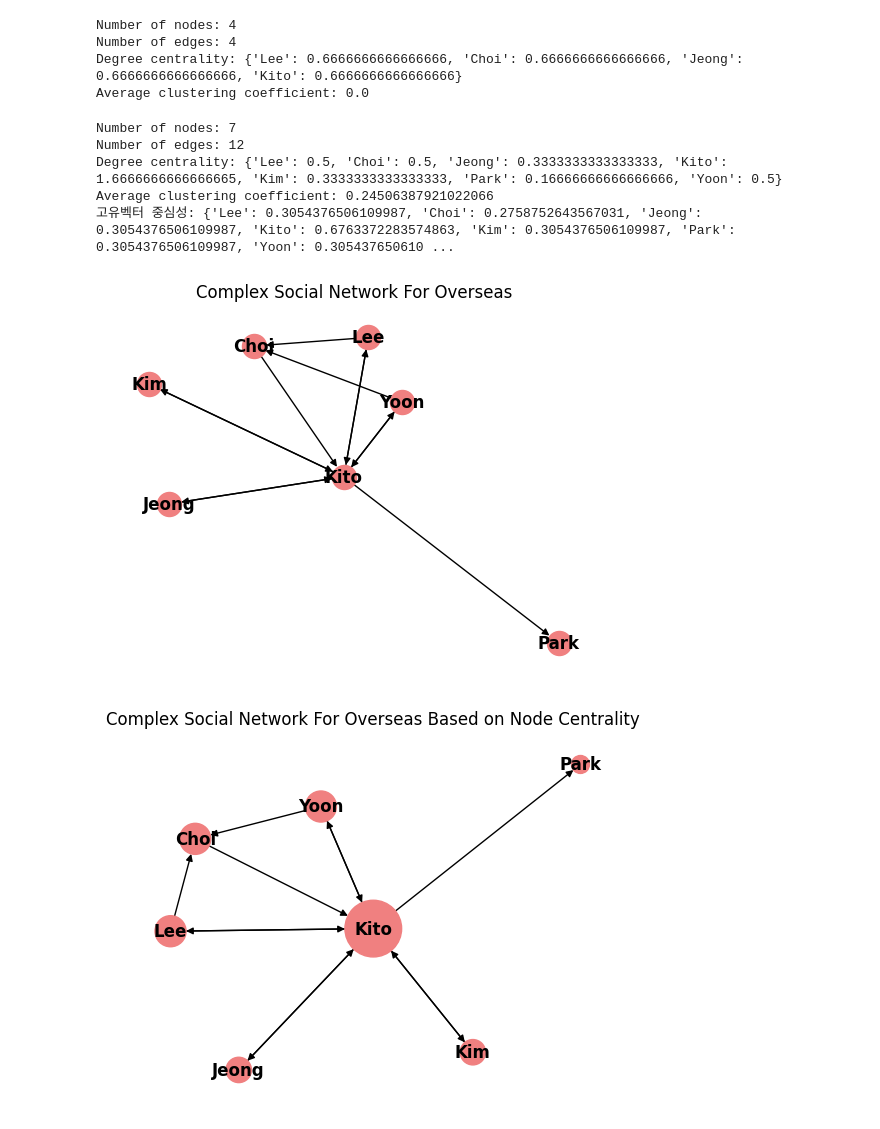
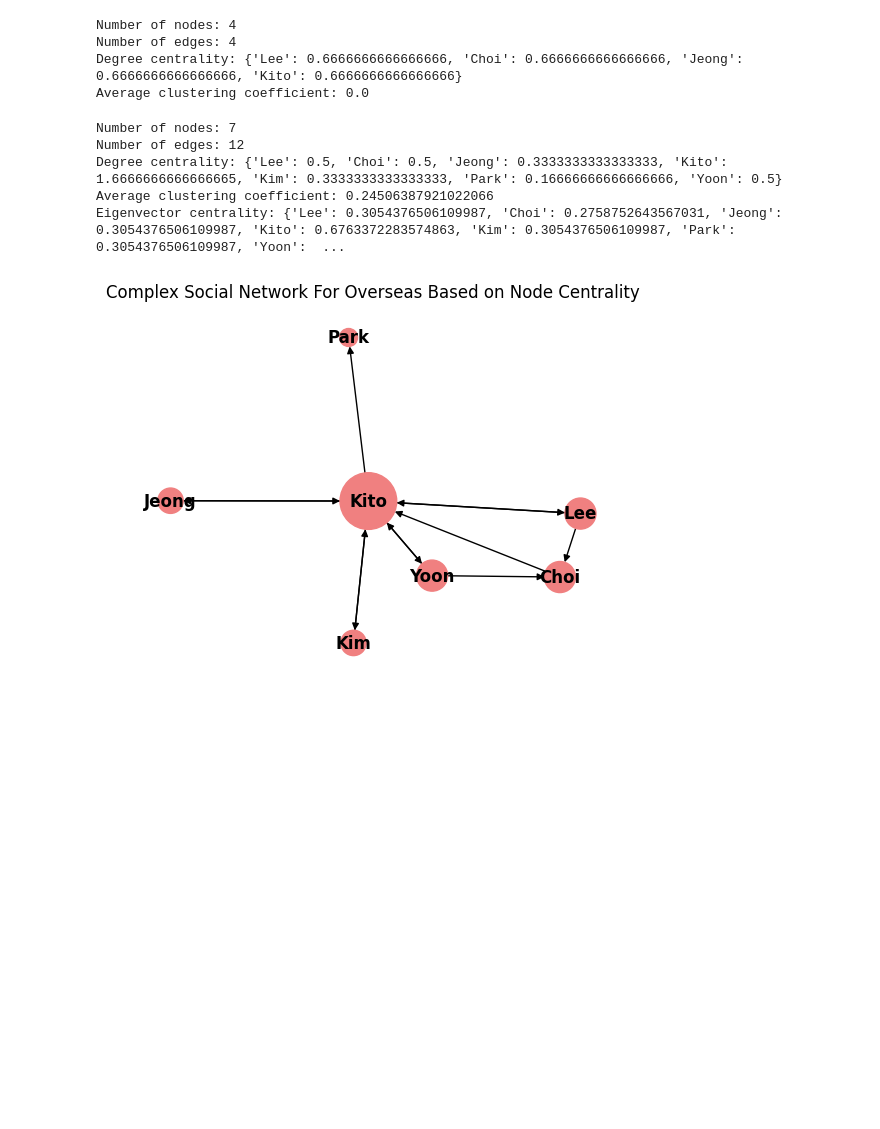
Before and after one commit to Commonerd/networkX-for-overseas, a Jupyter notebook: overseas_network_analysis.ipynb, the cells around one changed output. Saved outputs shown, nothing was run; the diff lists cells and outputs as text; code cells hidden in the pictures; blank space fills up the shorter version.

```diff
--- a/overseas_network_analysis.ipynb
+++ b/overseas_network_analysis.ipynb
@@ -42,34 +42,33 @@ DG = nx.DiGraph()
 DG.add_nodes_from(["Lee", "Choi", "Jeong", "Kito", "Kim", "Park", "Yoon"])
 DG.add_edges_from([("Lee", "Choi"), ("Choi", "Kito"), ("Jeong", "Kito"), ("Kito", "Lee"), ("Lee", "Kito"),
                    ("Kim", "Kito"), ("Kito", "Jeong"), ("Kito", "Kim"), ("Kito", "Park"), ("Kito", "Yoon"),
                    ("Yoon", "Kito"), ("Yoon", "Choi")])
 
 # Visualizing the directed graph
 plt.title("Complex Social Network For Overseas")
-nx.draw(DG, with_labels=True, font_weight='bold', node_color='lightcoral', font_color='black')
+#nx.draw(DG, with_labels=True, font_weight='bold', node_color='lightcoral', font_color='black')
 
 # Calculating node centrality
 centrality = nx.degree_centrality(DG)
 
 # Visualizing the complex social network based on node centrality
 plt.figure()
 plt.title("Complex Social Network For Overseas Based on Node Centrality ")
 node_size = [centrality[node] * 1000 for node in DG.nodes]
 nx.draw(DG, with_labels=True, font_weight='bold', node_color='lightcoral', font_color='black', node_size=node_size)
 
 # Interpreting metrics
 print("Number of nodes:", DG.number_of_nodes())
 print("Number of edges:", DG.number_of_edges())
 print("Degree centrality:", centrality)
 print("Average clustering coefficient:", nx.average_clustering(DG))
 print("Eigenvector centrality:", nx.eigenvector_centrality(DG))
 
 plt.show()
 # %% [output]
 Number of nodes: 7
 Number of edges: 12
 Degree centrality: {'Lee': 0.5, 'Choi': 0.5, 'Jeong': 0.3333333333333333, 'Kito': 1.6666666666666665, 'Kim': 0.3333333333333333, 'Park': 0.16666666666666666, 'Yoon': 0.5}
 Average clustering coefficient: 0.24506387921022066
-고유벡터 중심성: {'Lee': 0.3054376506109987, 'Choi': 0.2758752643567031, 'Jeong': 0.3054376506109987, 'Kito': 0.6763372283574863, 'Kim': 0.3054376506109987, 'Park': 0.3054376506109987, 'Yoon': 0.305437650610 ...
+Eigenvector centrality: {'Lee': 0.3054376506109987, 'Choi': 0.2758752643567031, 'Jeong': 0.3054376506109987, 'Kito': 0.6763372283574863, 'Kim': 0.3054376506109987, 'Park': 0.3054376506109987, 'Yoon':  ...
-[figure, old version]
+[figure, new version]
-[figure, removed]
```
Also changed, not shown: parts of 1 cell of this notebook.
